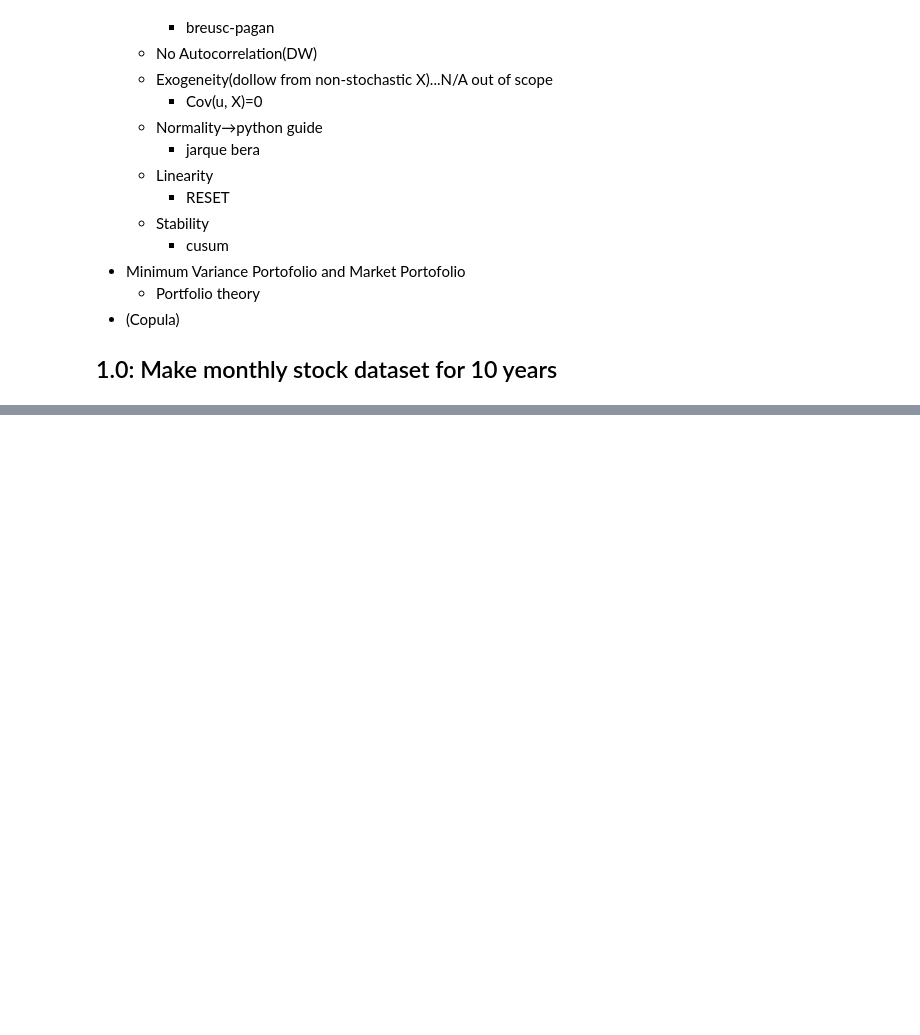
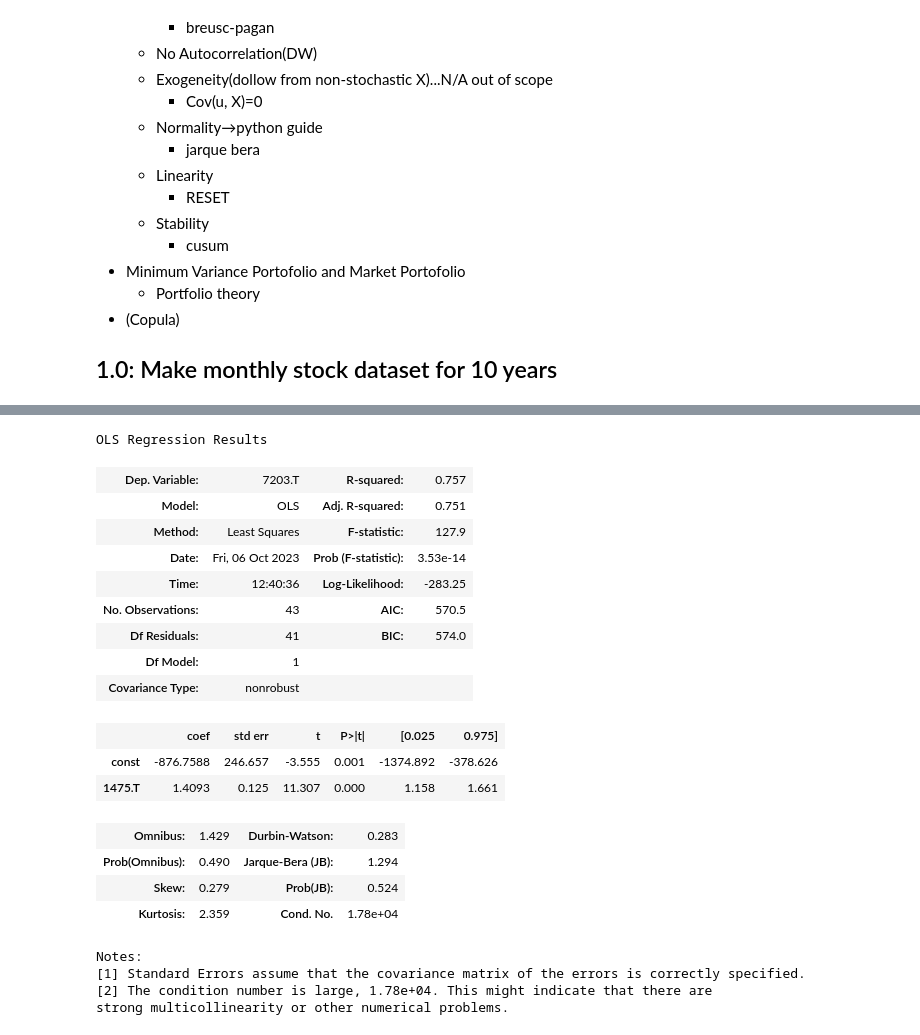
Before and after one commit to aguilarklyno/Fukuhara-Seminar, a Jupyter notebook: 23_10_06_week-01/24_fall_week01.ipynb, the cells around one changed output, grey strips where cells are left out. Saved outputs shown, nothing was run; the diff lists cells and outputs as text; code cells hidden in the pictures; blank space fills up the shorter version.

```diff
--- a/23_10_06_week-01/24_fall_week01.ipynb
+++ b/23_10_06_week-01/24_fall_week01.ipynb
@@ -100,0 +155,59 @@ df
+# %%
+import statsmodels.api as sm
+
+# リスクフリーレート(日本国債10年の利回り)
+risk_free_data = 0.008
+
+# 日次収益率の計算
+df['TOPIX100_return'] = df['TOPIX100.T'].pct_change().dropna()
+df['TOYOTA_return'] = df['7203.T'].pct_change().dropna()
+
+# 日付でデータをマージ
+df_all = pd.merge(df, risk_free_data, on='date')
+
+# 超過収益率の計算
+df_all['excess_return_toyota'] = df_all['トヨタ自動車_return'] - df_all['risk_free_rate']
+df_all['excess_return_topix'] = df_all['TOPIX100_return'] - df_all['risk_free_rate']
+
+# 回帰分析
+X = df_all['excess_return_topix']
+X = sm.add_constant(X)
+y = df_all['excess_return_toyota']
+
+model = sm.OLS(y, X).fit()
+beta = model.params['excess_return_topix']
+
+print("Toyota's Market Beta:", beta)
+# %%
+import statsmodels.api as sm
+Rf = 0.008 #日本10年国債
+
+TOYOTA = LinearRegression()
+X = df["1475.T"] - Rf
+X = sm.add_constant(X)
+y = df["7203.T"] - Rf #print(X)
+#print(y)
+TOYOTA = sm.OLS(y, X).fit()
+TOYOTA.summary()
+# %% [output]
+OLS Regression Results
+| Dep. Variable: | 7203.T | R-squared: | 0.757 |
+| Model: | OLS | Adj. R-squared: | 0.751 |
+| Method: | Least Squares | F-statistic: | 127.9 |
+| Date: | Fri, 06 Oct 2023 | Prob (F-statistic): | 3.53e-14 |
+| Time: | 12:40:36 | Log-Likelihood: | -283.25 |
+| No. Observations: | 43 | AIC: | 570.5 |
+| Df Residuals: | 41 | BIC: | 574.0 |
+| Df Model: | 1 |  |  |
+| Covariance Type: | nonrobust |  |  |
+|  | coef | std err | t | P>|t| | [0.025 | 0.975] |
+| const | -876.7588 | 246.657 | -3.555 | 0.001 | -1374.892 | -378.626 |
+| 1475.T | 1.4093 | 0.125 | 11.307 | 0.000 | 1.158 | 1.661 |
+| Omnibus: | 1.429 | Durbin-Watson: | 0.283 |
+| Prob(Omnibus): | 0.490 | Jarque-Bera (JB): | 1.294 |
+| Skew: | 0.279 | Prob(JB): | 0.524 |
+| Kurtosis: | 2.359 | Cond. No. | 1.78e+04 |
+Notes:
+[1] Standard Errors assume that the covariance matrix of the errors is correctly specified.
+[2] The condition number is large, 1.78e+04. This might indicate that there are
+strong multicollinearity or other numerical problems.
```
Also changed, not shown: parts of 10 cells of this notebook, 2 other files.
